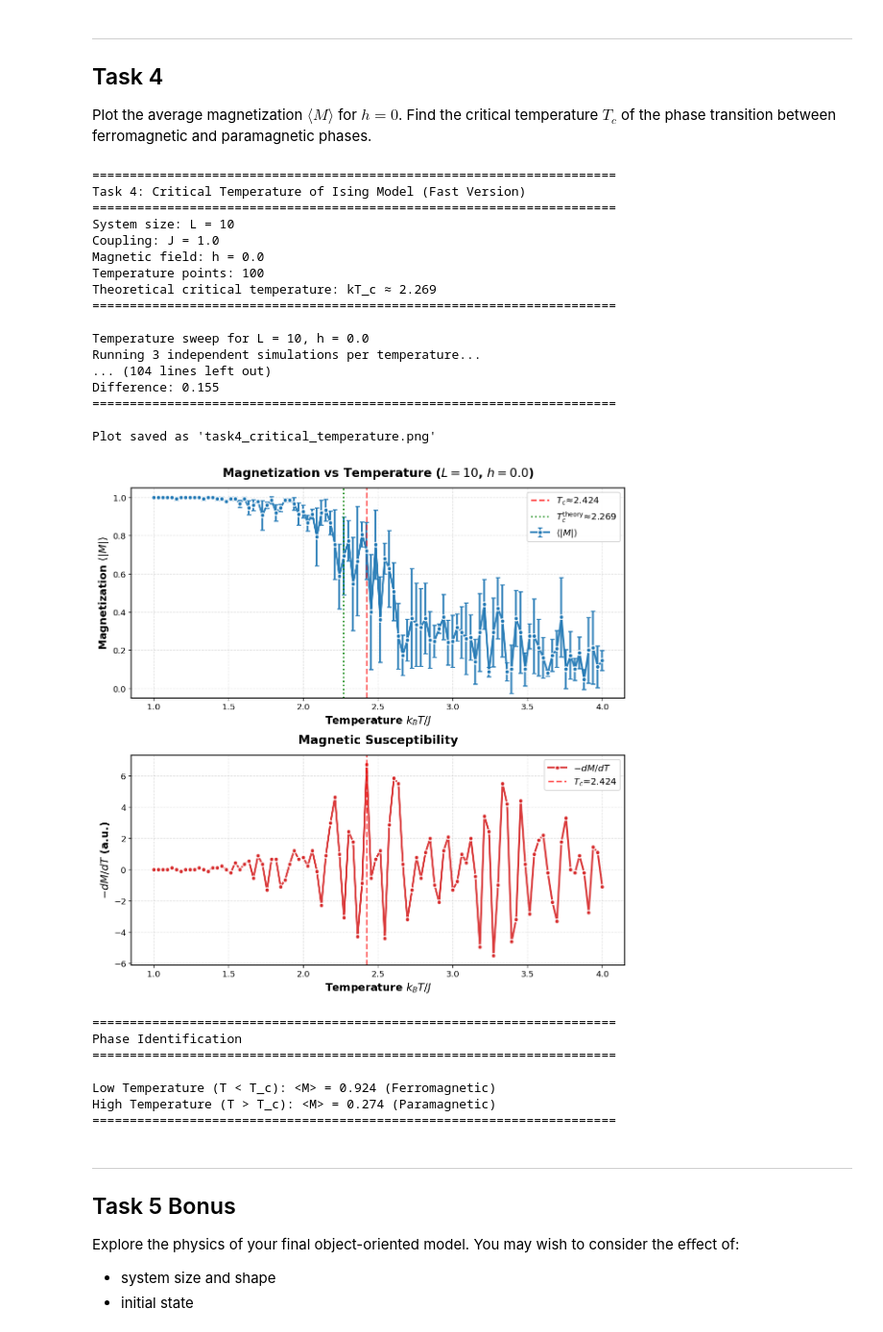
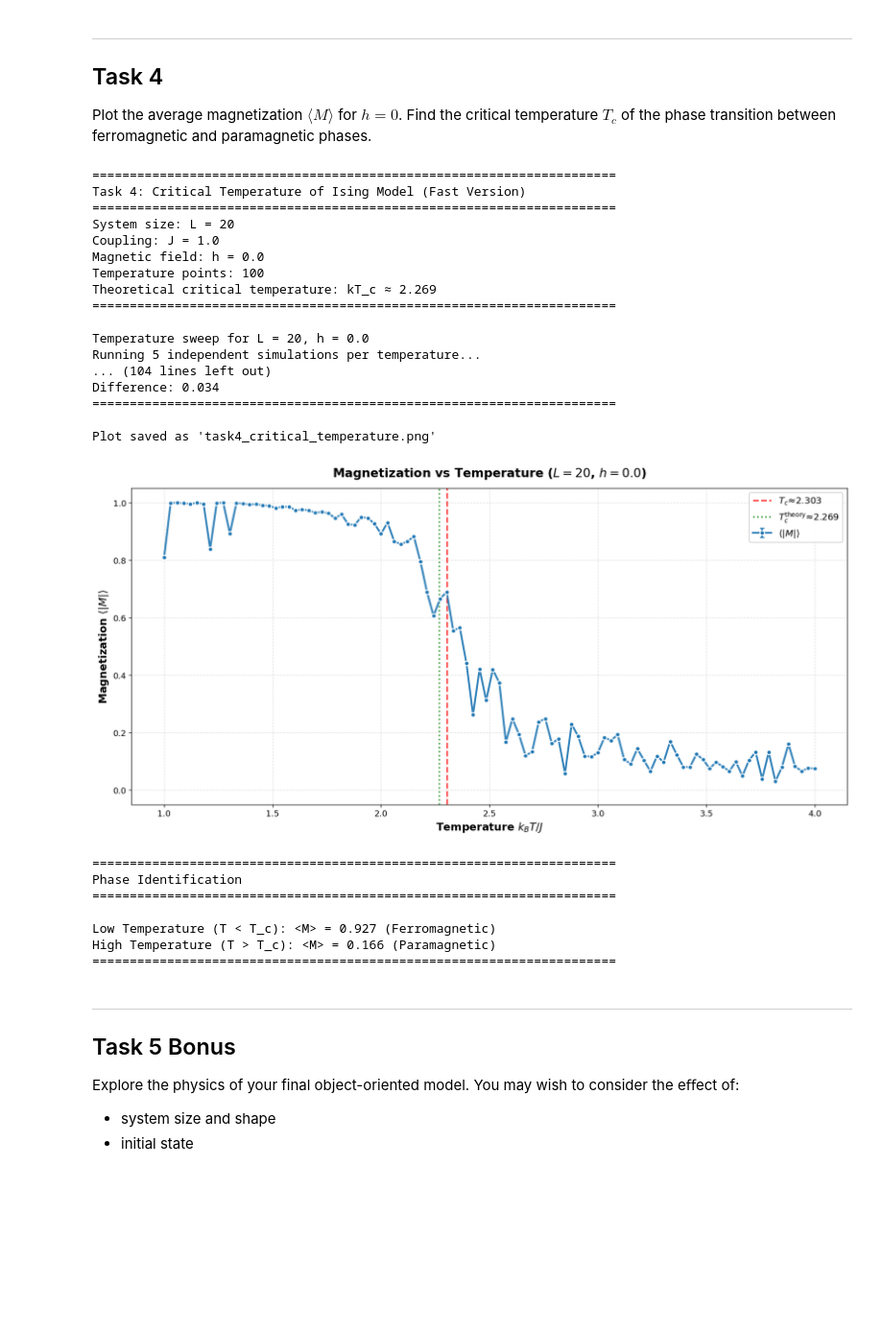
Before and after one commit to Matth3wc/Comp-Sim-Numerical-Methods, a Jupyter notebook: Part-2/Lab_3/Lab3.ipynb, the cells around one changed output. Shown at 96% size. Saved outputs shown, nothing was run; the diff lists cells and outputs as text; code cells hidden in the pictures; blank space fills up the shorter version.

```diff
--- a/Part-2/Lab_3/Lab3.ipynb
+++ b/Part-2/Lab_3/Lab3.ipynb
@@ -902,8 +924,11 @@ kT = 2.40: M = 0.958
 
 Plot the average magnetisation $\langle M \rangle$ as a function of the magnetic field $h$ for system size $L=10$ and two different temperatures: $k_BT=1.0$ and $k_BT=4.0$ (assuming $J=1$).
 # %%
+from numba import njit
 import numpy as np
 import matplotlib.pyplot as plt
+import time
+
 
 # ============================================================================
 # Task 3: Magnetization vs Magnetic Field
@@ -997,7 +1022,7 @@ if __name__ == "__main__":
     # Plot Results
     # ========================================================================
 
-    fig, ax = plt.subplots(figsize=(10, 7), dpi=120)
+    fig, ax = plt.subplots(figsize=(14, 7), dpi=120)
 
     # Plot low temperature curve
     ax.plot(h_values, mag_low, 'o-', color='#d62728', linewidth=2.5,
@@ -1111,12 +1136,13 @@ Plot the average magnetization $\langle M \rangle$ for $h=0$. Find the critical
 # %%
 import numpy as np
 import matplotlib.pyplot as plt
+
 
 # ============================================================================
 # Task 4: Find Critical Temperature (OPTIMIZED VERSION)
 # ============================================================================
 
-def temperature_sweep_fast(L, temp_values, h=0.0, J=1.0, num_sweeps=500, num_runs=3):
+def temperature_sweep_fast(L, temp_values, h=0.0, J=1.0, num_sweeps=100, num_runs=3):
     """
     Faster temperature sweep with reduced parameters
     """
@@ -1153,12 +1179,38 @@ def temperature_sweep_fast(L, temp_values, h=0.0, J=1.0, num_sweeps=500, num_run
     return magnetizations[:, 0], magnetizations[:, 1]
 
 
-def find_critical_temperature(temp_values, magnetizations):
+def find_critical_temperature1(temp_values, magnetizations):
     """Estimate critical temperature from maximum slope"""
     dM_dT = np.gradient(magnetizations, temp_values)
     idx_max = np.argmin(dM_dT)
     T_c = temp_values[idx_max]
     return T_c, dM_dT
+
+def find_critical_temperature(temp_values, magnetizations, degree=8):
+    """
+    Fit M(T) with a smooth polynomial (NumPy only) and extract critical temperature
+    from the point of maximum slope (largest |dM/dT|).
+    """
+    T = np.array(temp_values)
+    M = np.array(magnetizations)
+
+    # --- Polynomial fit ---
+    coeffs = np.polyfit(T, M, deg=degree)
+    poly = np.poly1d(coeffs)
+
+    # --- Evaluate smooth fitted curve ---
+    M_fit = poly(T)
+
+    # --- Compute derivative dM/dT analytically from poly derivative ---
+    poly_deriv = np.polyder(poly)
+    dM_dT = poly_deriv(T)
+
+    # --- Critical temperature = temperature where slope is steepest ---
+    # Because M decreases with temperature, maximum slope = most negative derivative
+    idx_crit = np.argmin(dM_dT)
+    T_c = T[idx_crit]
+
+    return T_c, dM_dT#M_fit, dM_dT
 
 
 if __name__ == "__main__":
@@ -1166,7 +1218,7 @@ if __name__ == "__main__":
     # ========================================================================
     # REDUCED Parameters for faster execution
     # ========================================================================
-    L = 10          # Smaller lattice (was 20)
+    L = 20          # Smaller lattice (was 20)
     J = 1.0
     h = 0.0
 
@@ -1189,8 +1241,8 @@ if __name__ == "__main__":
 
     mag_avg, mag_std = temperature_sweep_fast(
         L, temp_values, h=h, J=J,
-        num_sweeps=500,  # Was 2000, now 500
-        num_runs=3       # Was 5, now 3
+        num_sweeps=100,  # Was 2000, now 500
+        num_runs=5       # Was 5, now 3
     )
 
     # ========================================================================
@@ -1209,10 +1261,10 @@ if __name__ == "__main__":
     # Plot Results
     # ========================================================================
 
-    fig, (ax1, ax2) = plt.subplots(2, 1, figsize=(10, 10), dpi=120)
+    fig, (ax1) = plt.subplots(figsize=(14, 7), dpi=120)
 
     # --- Plot 1: Magnetization vs Temperature ---
-    ax1.errorbar(temp_values, mag_avg, yerr=mag_std,
+    ax1.errorbar(temp_values, mag_avg, yerr=0,
                  fmt='o-', color='#1f77b4', linewidth=2.5, markersize=6,
                  markeredgewidth=1.5, markeredgecolor='white',
                  capsize=3, capthick=1.5, alpha=0.9,
@@ -1233,6 +1285,7 @@ if __name__ == "__main__":
     ax1.set_ylim(-0.05, 1.05)
     ax1.tick_params(axis='both', which='major', labelsize=11)
 
+    '''
     # --- Plot 2: Susceptibility ---
     ax2.plot(temp_values, -dM_dT, 'o-', color='#d62728', linewidth=2.5,
              markersize=6, markeredgewidth=1.5, markeredgecolor='white',
@@ -1251,52 +1304,52 @@ if __name__ == "__main__":
 
     for ax in [ax1, ax2]:
         for spine in ax.spines.values():
-            spine.set_linewidth(1.3)
+            spine.set_linewidth(1.3)'''
 
     plt.tight_layout()
-    plt.savefig('task4_critical_temperature.png', dpi=300, bbox_inches='tight', facecolor='white')
+    plt.savefig('/Users/mattthew/Documents/GitHub/Comp-Sim-Numerical-Methods/Part-2/Lab_3/plots/task4_critical_temperature.png', dpi=300, bbox_inches='tight', facecolor='white')
     print("\nPlot saved as 'task4_critical_temperature.png'")
     plt.show()
 
     # ========================================================================
     # Summary
     # ========================================================================
 
     print("\n" + "="*70)
     print("Phase Identification")
     print("="*70)
 
     low_temp_mag = mag_avg[temp_values < T_c].mean()
     high_temp_mag = mag_avg[temp_values > T_c].mean()
 
     print(f"\nLow Temperature (T < T_c): <M> = {low_temp_mag:.3f} (Ferromagnetic)")
     print(f"High Temperature (T > T_c): <M> = {high_temp_mag:.3f} (Paramagnetic)")
     print("="*70)
 # %% [output]
 ======================================================================
 Task 4: Critical Temperature of Ising Model (Fast Version)
 ======================================================================
-System size: L = 10
+System size: L = 20
 Coupling: J = 1.0
 Magnetic field: h = 0.0
 Temperature points: 100
 Theoretical critical temperature: kT_c ≈ 2.269
 ======================================================================
 
-Temperature sweep for L = 10, h = 0.0
-Running 3 independent simulations per temperature...
+Temperature sweep for L = 20, h = 0.0
+Running 5 independent simulations per temperature...
 ... (104 lines left out)
-Difference: 0.155
+Difference: 0.034
 ======================================================================
 
 Plot saved as 'task4_critical_temperature.png'
-[figure, old version]
+[figure, new version]
 ======================================================================
 Phase Identification
 ======================================================================
 
-Low Temperature (T < T_c): <M> = 0.924 (Ferromagnetic)
-High Temperature (T > T_c): <M> = 0.274 (Paramagnetic)
+Low Temperature (T < T_c): <M> = 0.927 (Ferromagnetic)
+High Temperature (T > T_c): <M> = 0.166 (Paramagnetic)
 ======================================================================
 # %% [markdown]
 ---
```
Also changed, not shown: parts of 6 cells of this notebook, 9 other files.
